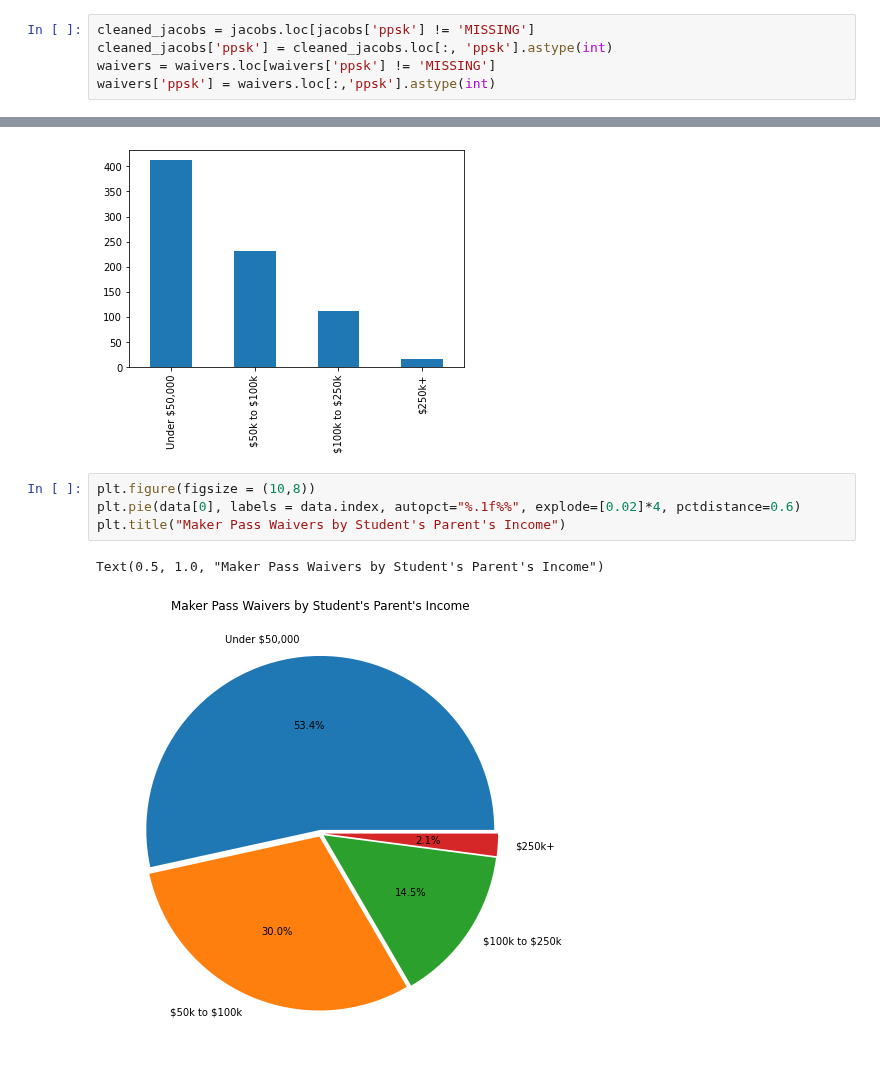
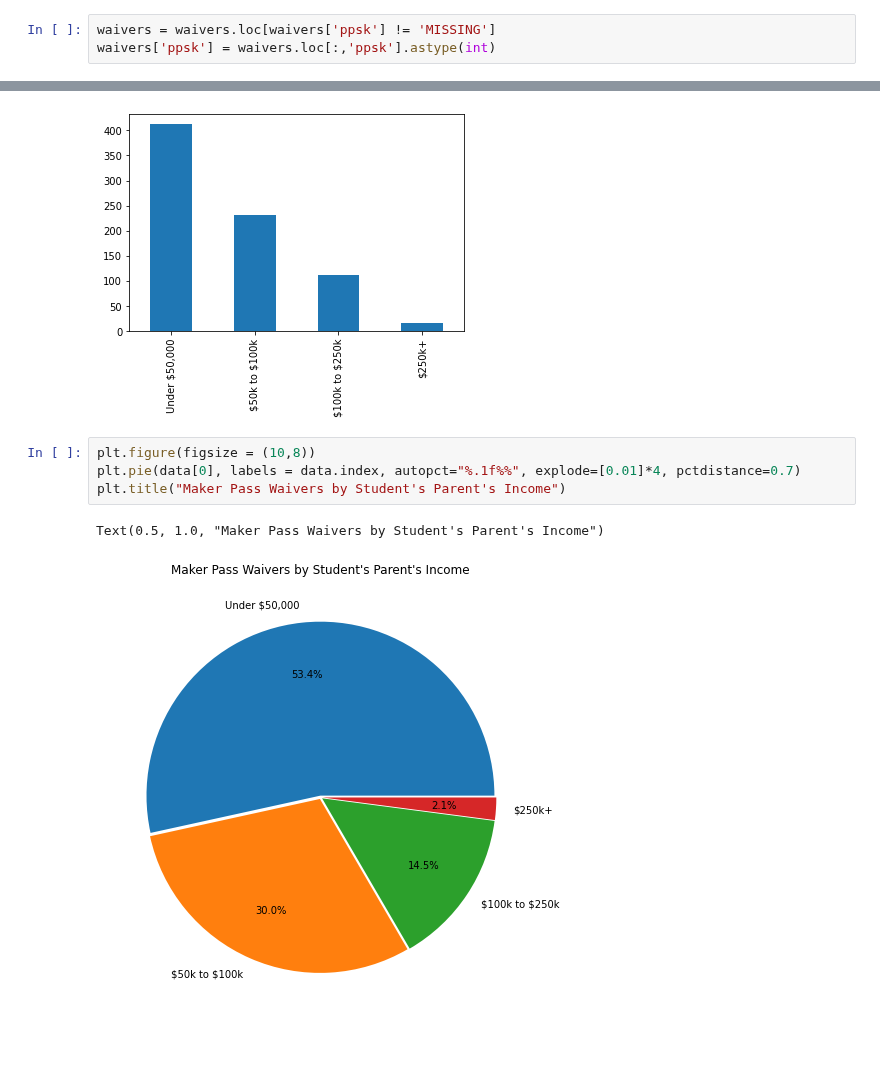
Before and after one commit to PaulDTP/Berkeley_Jacobs, a Jupyter notebook: income.ipynb, the cells around one changed output, grey strips where cells are left out. Drawn from its saved outputs; the diff is of its cells as text.

```diff
--- a/income.ipynb
+++ b/income.ipynb
@@ -13,8 +13,6 @@ import matplotlib.pyplot as plt
 %store -r waivers
 %store -r beeps
 # %%
-cleaned_jacobs = jacobs.loc[jacobs['ppsk'] != 'MISSING']
-cleaned_jacobs['ppsk'] = cleaned_jacobs.loc[:, 'ppsk'].astype(int)
 waivers = waivers.loc[waivers['ppsk'] != 'MISSING']
 waivers['ppsk'] = waivers.loc[:,'ppsk'].astype(int)
 # %% [output]
@@ -139,8 +102,8 @@ data.plot(kind='bar', stacked=True, legend=False)
 [figure]
 # %%
 plt.figure(figsize = (10,8))
-plt.pie(data[0], labels = data.index, autopct="%.1f%%", explode=[0.02]*4, pctdistance=0.6)
+plt.pie(data[0], labels = data.index, autopct="%.1f%%", explode=[0.01]*4, pctdistance=0.7)
 plt.title("Maker Pass Waivers by Student's Parent's Income")
 # %% [output]
 Text(0.5, 1.0, "Maker Pass Waivers by Student's Parent's Income")
-[figure, old version]
+[figure, new version]
```
Also changed, not shown: parts of 6 cells of this notebook, 11 other files.
